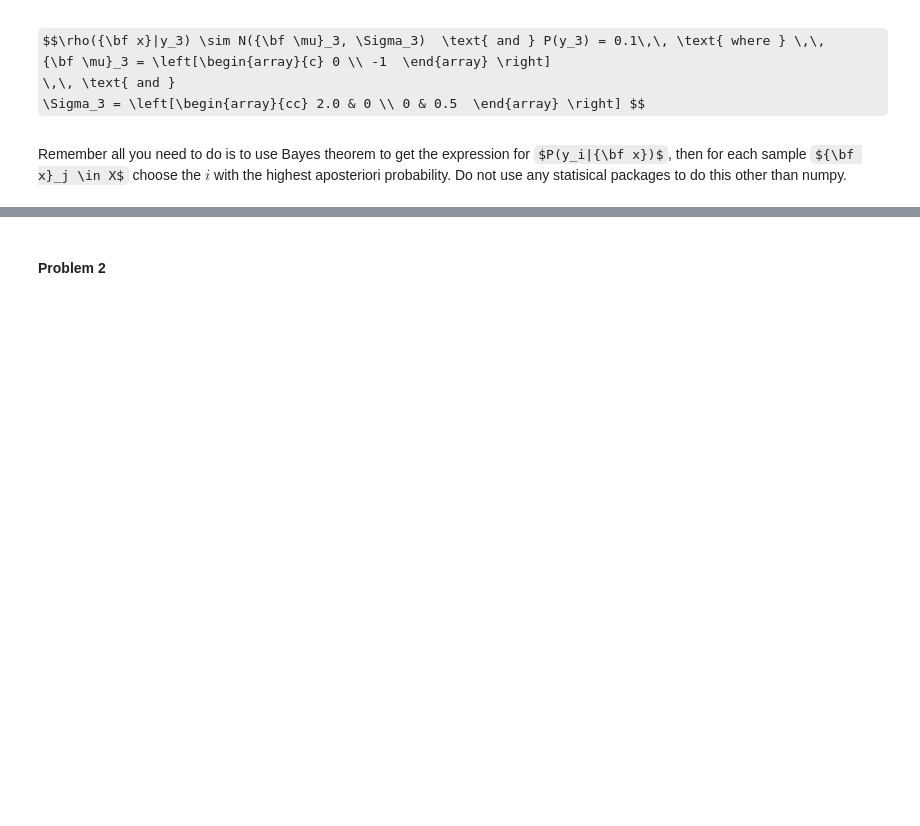
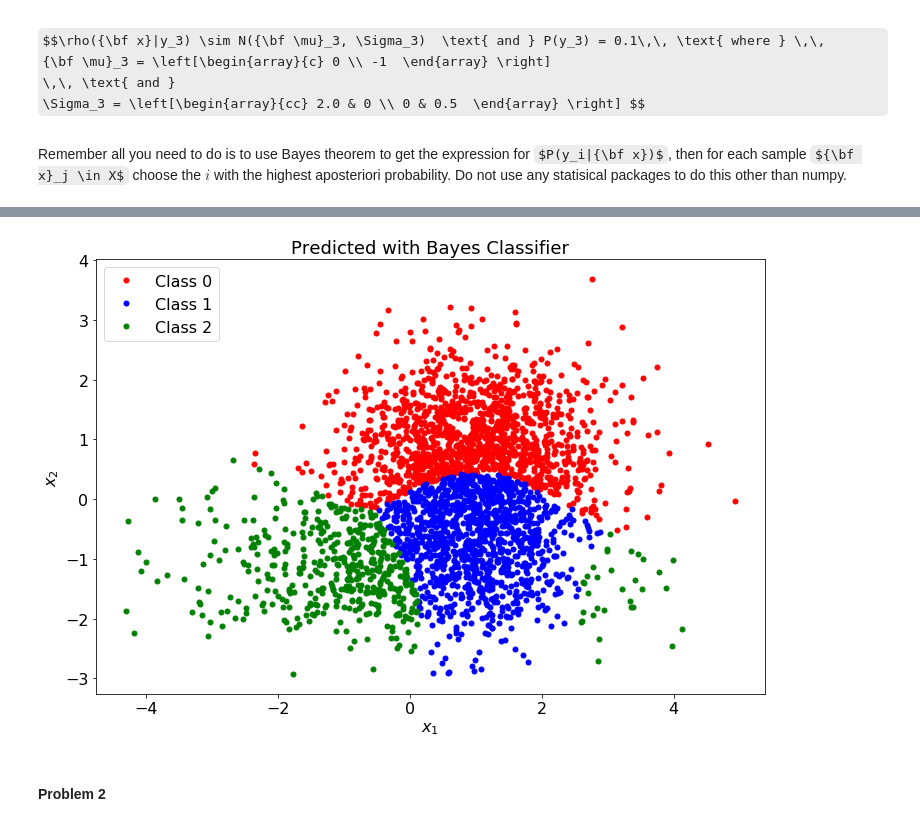
Before and after one commit to parita/4995-06-deep-learning-for-computer-vision, a Jupyter notebook: hw1/HW1.ipynb, the cells around one changed output, grey strips where cells are left out. Cells and saved outputs as stored; diff of their text form; code cells hidden in the pictures; some formulas as TeX source; blank space fills up the shorter version.

```diff
--- a/hw1/HW1.ipynb
+++ b/hw1/HW1.ipynb
@@ -34,0 +60,6 @@ import matplotlib.pyplot as plt
+# %%
+def predict(data, evidence):
+    posteriors = np.empty((num_classes, data.shape[0]))
+    for i in range(num_classes):
+        posteriors[i, ::] = compute_likelihood(data, means[i], covariances[i, :]) * priors[i] / evidence
+    return np.argmax(posteriors, axis = 0)
@@ -35,3 +107,7 @@ import matplotlib.pyplot as plt
+# %%
+plot_data(data, predicted_labels, "Predicted with Bayes Classifier")
+# %% [output]
+[figure, added]
 # %% [markdown]
 #### Problem 2
 # %% [markdown]
```
Also changed, not shown: parts of 6 cells of this notebook, 7 other files.
